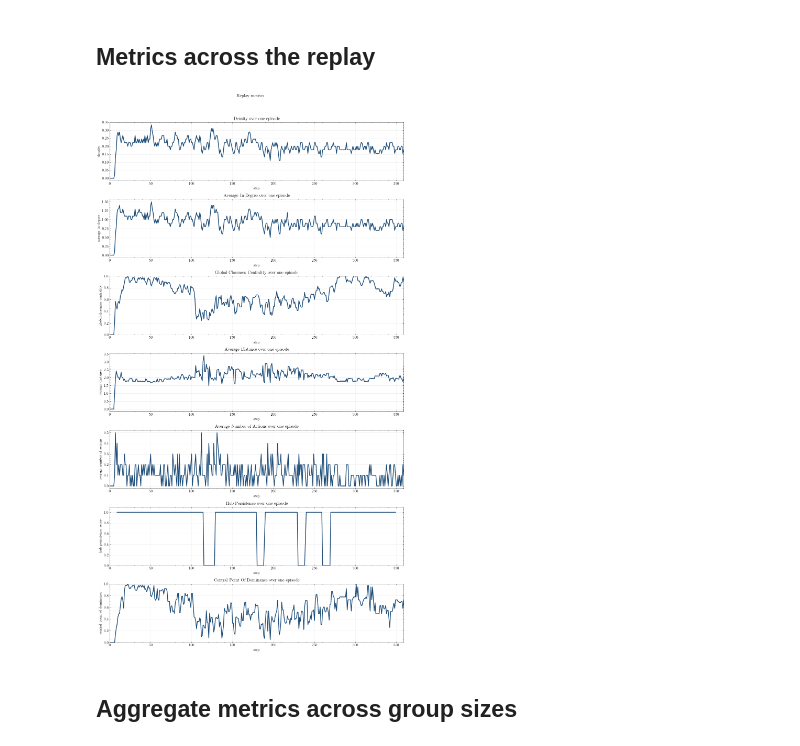
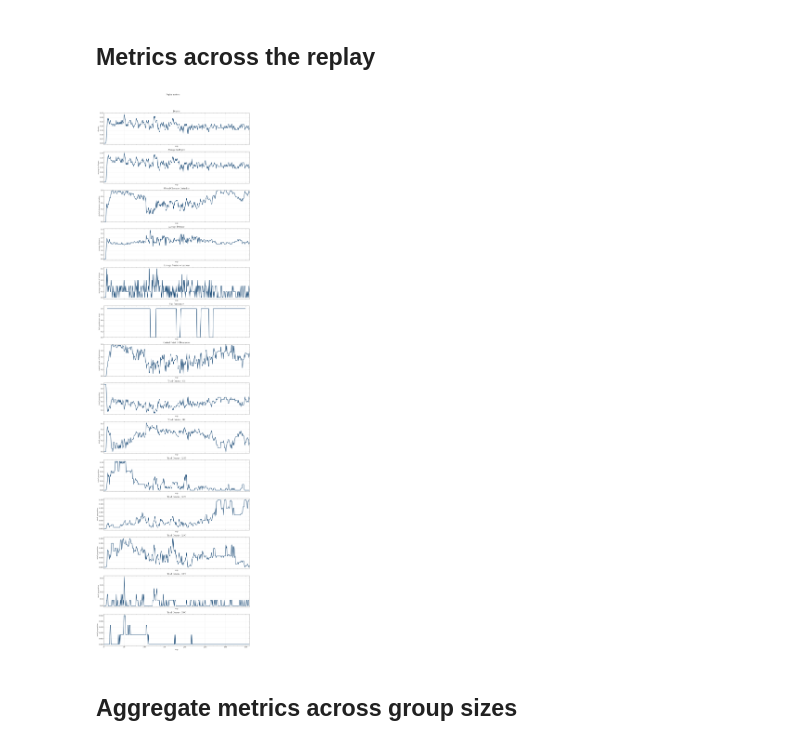
Before and after one commit to hdahmou/Network_creation, a Jupyter notebook: notebooks/replay_game.ipynb, the cells around one changed output. Drawn from its saved outputs; the diff is of its cells as text; code cells hidden in the pictures.

Commit message:
feat: add EpisodeSeriesTensorStatisticObserver and TriadCensusObserver for tracking episode statistics and triad census proportions

```diff
--- a/notebooks/replay_game.ipynb
+++ b/notebooks/replay_game.ipynb
@@ -69,6 +70,7 @@ metric_observers = [
     ActionCountObserver(observation_frequency=1, aggregations=()),
     HubPersistenceObserver(observation_frequency=1, window_size=10, aggregations=()),
     CentralPointOfDominanceObserver(observation_frequency=1, aggregations=()),
+    TriadCensusObserver(observation_frequency=1, aggregations=()),
 ]
 state_history_observer = StateHistoryObserver(observation_frequency=1, keep_runs=False)
 
@@ -164,19 +168,37 @@ plt.show()
 # %% [markdown]
 ## Metrics across the replay
 # %%
+plot_specs = []
+for observer in metric_observers:
+    if isinstance(observer, TriadCensusObserver):
+        plot_specs.extend((observer, dimension_name) for dimension_name in observer.dimension_names)
+    else:
+        plot_specs.append((observer, None))
+
 figure, axes = plt.subplots(
-    len(metric_observers),
+    len(plot_specs),
     1,
-    figsize=(12, 3 * len(metric_observers)),
+    figsize=(12, 3 * len(plot_specs)),
     squeeze=False,
+    sharex=True,
 )
-for observer, axis in zip(metric_observers, axes.ravel()):
-    plot_episode_series_observer(observer=observer, ax=axis)
+
+for (observer, dimension_name), axis in zip(plot_specs, axes.ravel()):
+    plot_episode_series_observer(
+        observer=observer,
+        ax=axis,
+        dimension_name=dimension_name,
+        set_title=False,
+    )
+    axis.set_title(
+        observer.label if dimension_name is None else f"{observer.label} - {dimension_name}"
+    )
+
 figure.suptitle("Replay metrics", y=1.02)
 figure.tight_layout()
 plt.show()
 # %% [output]
-[figure, old version]
+[figure, new version]
 # %% [markdown]
 ## Aggregate metrics across group sizes
 # %%
```
Also changed, not shown: parts of 4 cells of this notebook, 10 other files.
